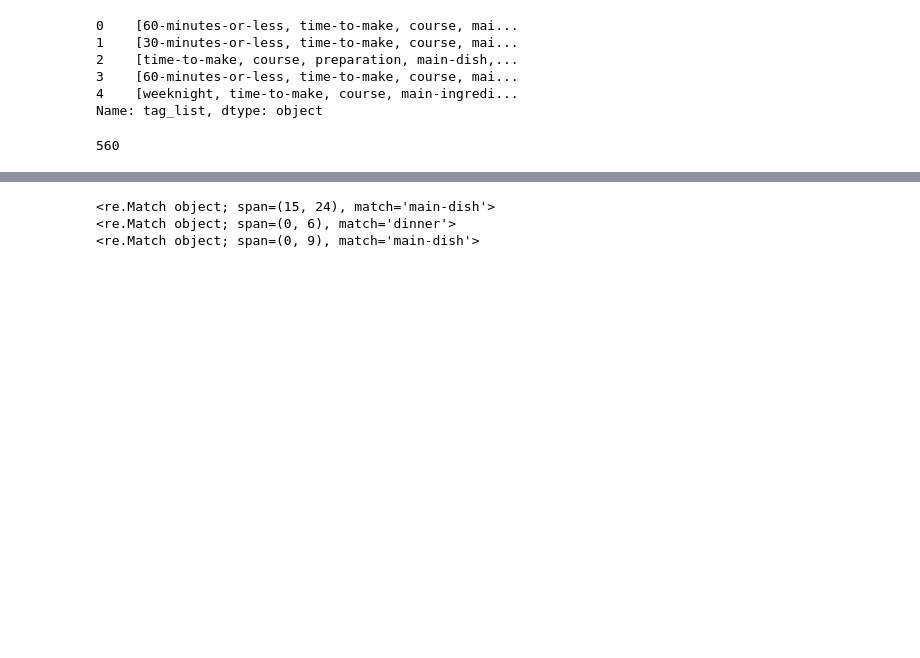
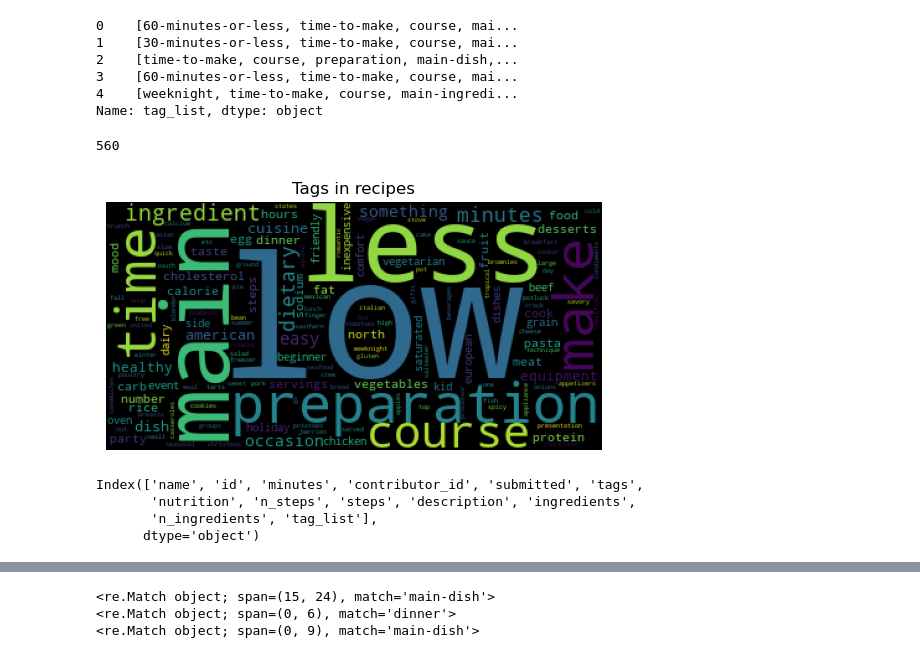
Before and after one commit to heath3conk/make-this, a Jupyter notebook: notebooks/cluster_model_trials.ipynb, the cells around one changed output, grey strips where cells are left out. Drawn from its saved outputs; the diff is of its cells as text; code cells hidden in the pictures; blank space fills up the shorter version.

```diff
--- a/notebooks/cluster_model_trials.ipynb
+++ b/notebooks/cluster_model_trials.ipynb
@@ -235,3 +236,18 @@ tags = [ f"{tag}\n" for tag in tags if type(tag) == str]
 len(tags)
 # %% [output]
 560
+# %%
+tag_block = " ".join([ tag for tag in raw["tag_list"].explode() if type(tag) == str ])
+
+plt.imshow(WordCloud(collocations=False).generate(tag_block))
+plt.axis("off")
+plt.title(f"Tags in recipes");
+# %% [output]
+[figure, added]
+# %%
+raw.columns
+# %% [output]
+Index(['name', 'id', 'minutes', 'contributor_id', 'submitted', 'tags',
+       'nutrition', 'n_steps', 'steps', 'description', 'ingredients',
+       'n_ingredients', 'tag_list'],
+      dtype='object')
```
Also changed, not shown: parts of 8 cells of this notebook, 8 other files.
